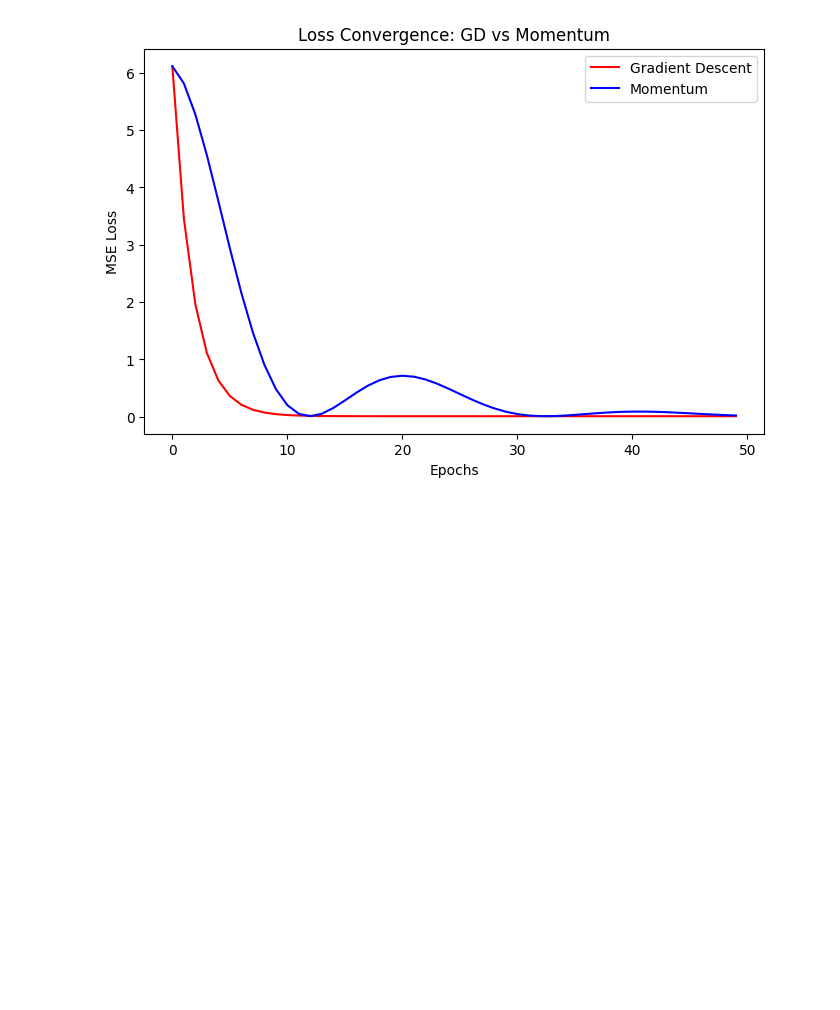
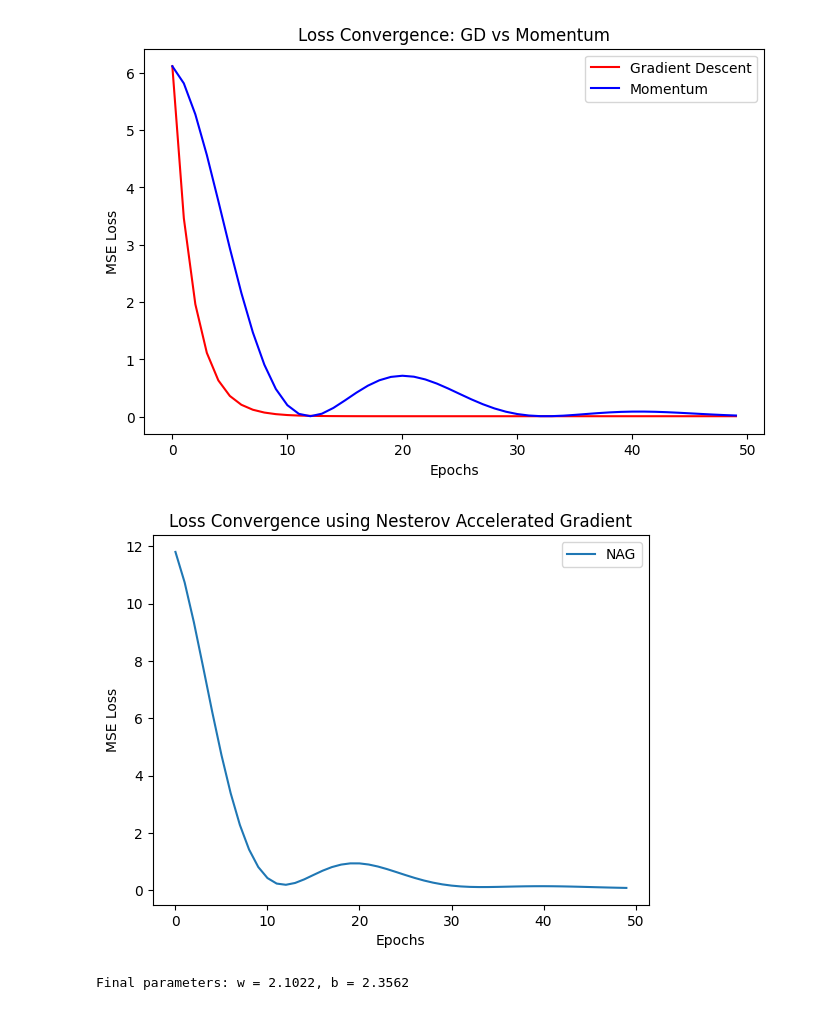
Before and after one commit to codeMaestro78/Machine-learning, a Jupyter notebook: Deep learning/Tensorflow/optimization in DL.ipynb, the cells around one changed output. Cells and saved outputs as stored; diff of their text form; code cells hidden in the pictures; blank space fills up the shorter version.

```diff
--- a/Deep learning/Tensorflow/optimization in DL.ipynb
+++ b/Deep learning/Tensorflow/optimization in DL.ipynb
@@ -382,0 +388,49 @@ plt.show()
+# %%
+np.random.seed(42)
+X=np.random.rand(100,1)
+y= 3 * X + 2 + np.random.randn(100, 1) * 0.1
+
+# parameters
+w,b=0.0,0.0
+vw,vb=0.0,0.0
+
+eta=0.1
+beta=0.9
+epochs=50
+m=len(X)
+
+losses=[]
+
+for epoch in range(epochs):
+    # lookahead
+    w_look=w-eta*beta*vw
+    b_look=b-eta*beta*vb
+
+    y_pred=w_look*X+b_look
+
+    # gradient compute at lookahead pos
+    dw = (-2/m) * np.sum(X * (y - y_pred))
+    db = (-2/m) * np.sum(y - y_pred)
+
+    vw = beta * vw + (1 - beta) * dw
+    vb = beta * vb + (1 - beta) * db
+
+    w -= eta * vw
+    b -= eta * vb
+
+
+    loss = np.mean((y - (w * X + b))**2)
+    losses.append(loss)
+
+
+plt.plot(losses, label="NAG")
+plt.title("Loss Convergence using Nesterov Accelerated Gradient")
+plt.xlabel("Epochs")
+plt.ylabel("MSE Loss")
+plt.legend()
+plt.show()
+
+print(f"Final parameters: w = {w:.4f}, b = {b:.4f}")
+# %% [output]
+[figure, added]
+Final parameters: w = 2.1022, b = 2.3562
```
Also changed, not shown: parts of 2 cells of this notebook.
